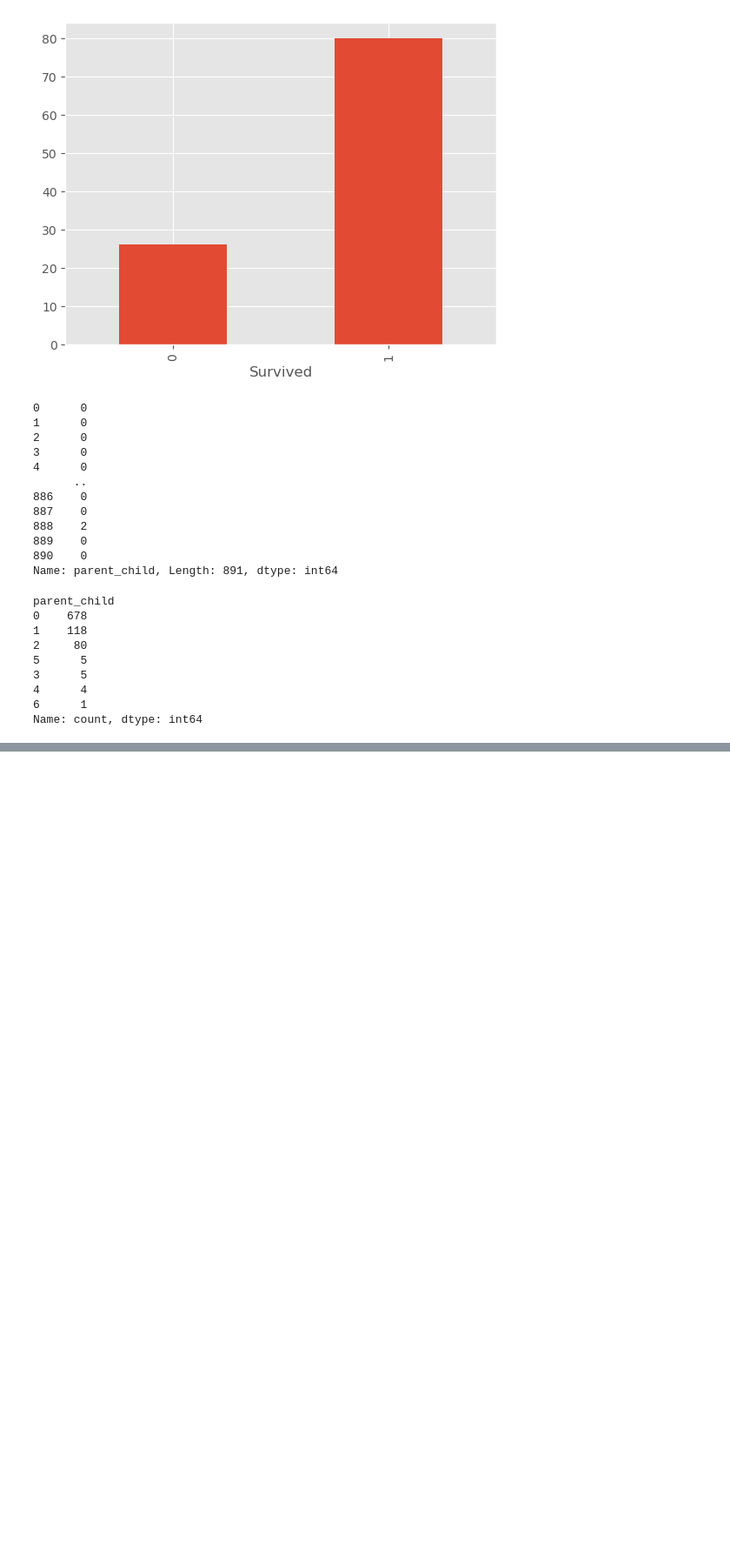
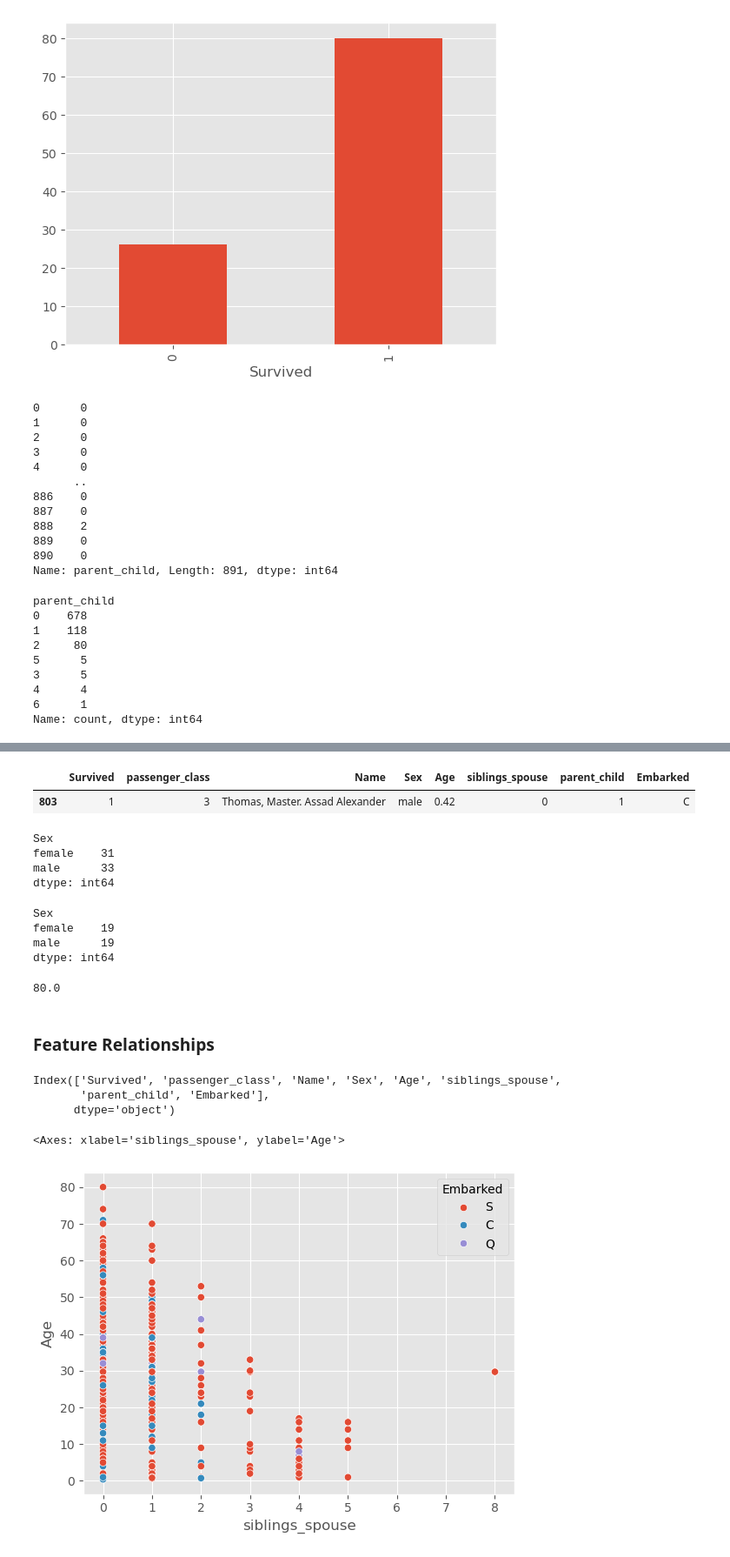
Before and after one commit to alexanderchosen/eda_with_python, a Jupyter notebook: Titanic_dataset_eda/titanic.ipynb, the cells around one changed output, grey strips where cells are left out. Shown: that part at 87% size. Drawn from its saved outputs; the diff is of its cells as text; code cells hidden in the pictures; blank space fills up the shorter version.

```diff
--- a/Titanic_dataset_eda/titanic.ipynb
+++ b/Titanic_dataset_eda/titanic.ipynb
@@ -657,0 +697,44 @@ Name: count, dtype: int64
+# %%
+df[df['Age'] == 0.42]
+# %% [output]
+|  | Survived | passenger_class | Name | Sex | Age | siblings_spouse | parent_child | Embarked |
+| 803 | 1 | 3 | Thomas, Master. Assad Alexander | male | 0.42 | 0 | 1 | C |
+# %%
+# number of children on board the titanic i.e age <= 10
+age_below_10 = df.query('Age <= 10').groupby('Sex').size()
+age_below_10
+# %% [output]
+Sex
+female    31
+male      33
+dtype: int64
+# %%
+#number of children from age 10 downwards that survived
+df.query('Age <= 10 and Survived == 1').groupby('Sex').size()
+# %% [output]
+Sex
+female    19
+male      19
+dtype: int64
+# %%
+df['Age'].max()
+# %% [output]
+80.0
+# %% [markdown]
+### Feature Relationships
+# %%
+df.columns
+# %% [output]
+Index(['Survived', 'passenger_class', 'Name', 'Sex', 'Age', 'siblings_spouse',
+       'parent_child', 'Embarked'],
+      dtype='object')
+# %%
+sns.scatterplot(
+             x = 'siblings_spouse',
+             y= 'Age',
+             hue = 'Embarked',
+             data = df
+             )
+# %% [output]
+<Axes: xlabel='siblings_spouse', ylabel='Age'>
+[figure, added]
```
Also changed, not shown: parts of 7 cells of this notebook, 3 other files.
